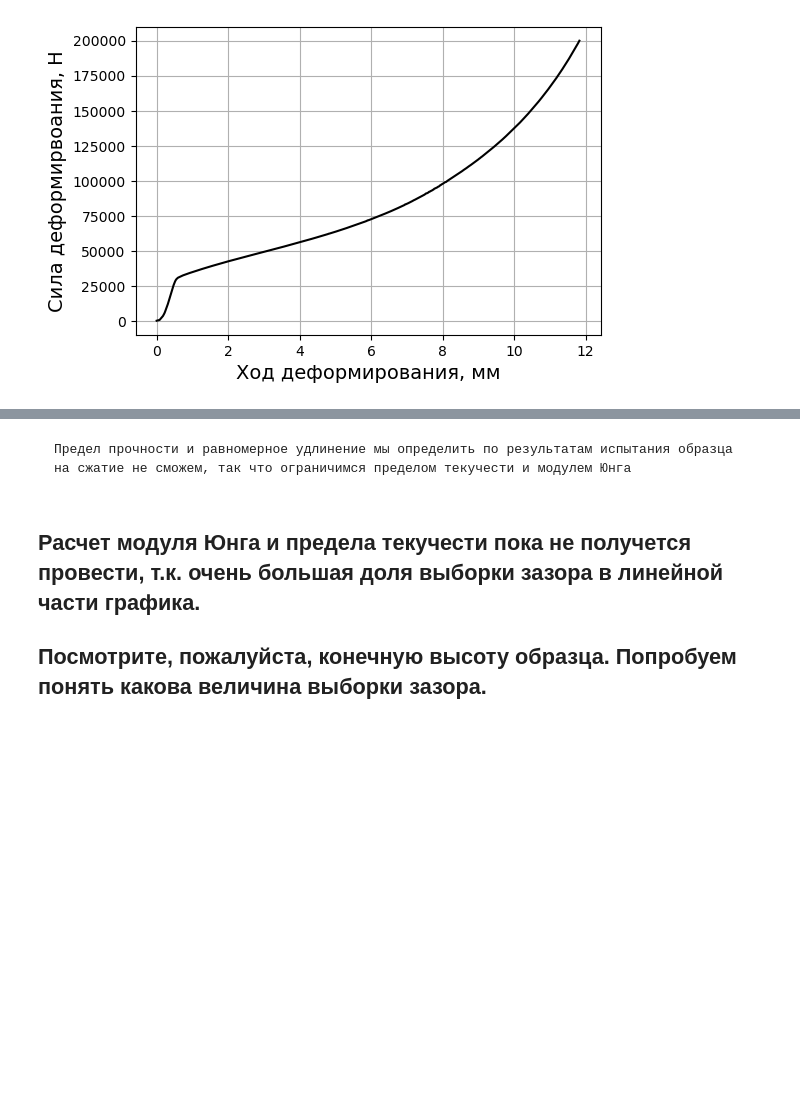
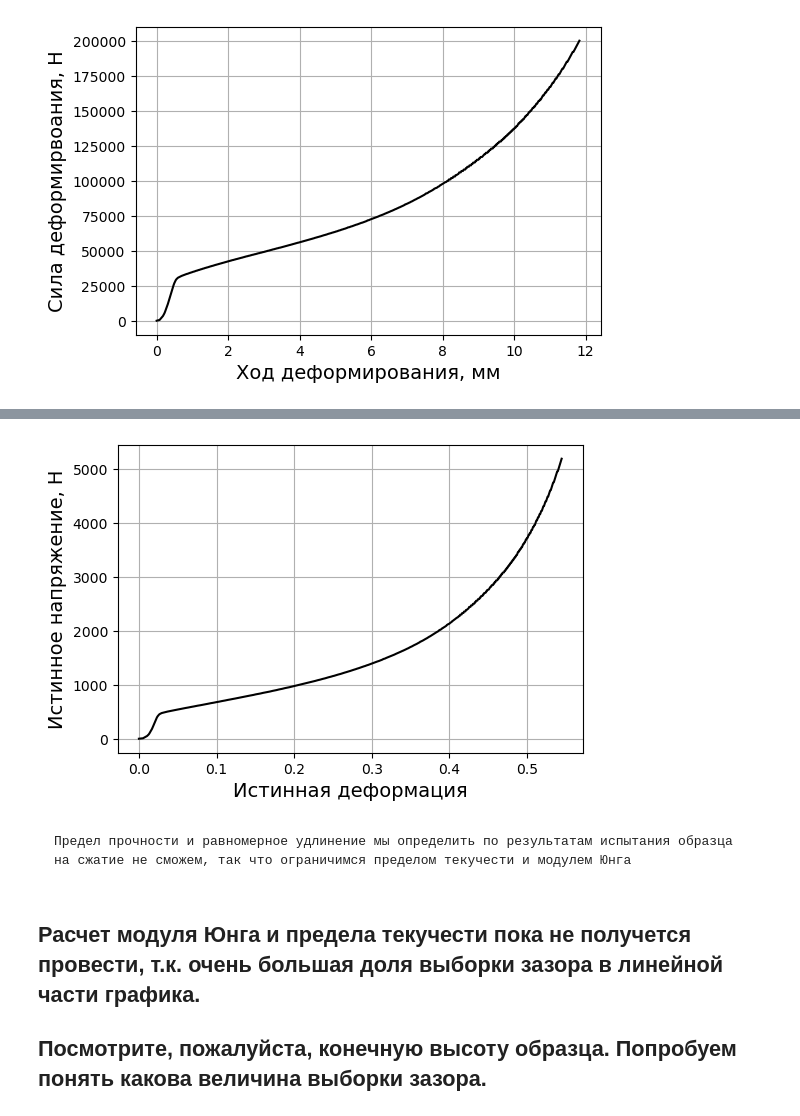
Before and after one commit to AlexanderASidorov/tension_test_calculations, a Jupyter notebook: dz/dz001/Fairuzova/Compression_test.ipynb, the cells around one changed output, grey strips where cells are left out. Saved outputs shown, nothing was run; the diff lists cells and outputs as text; code cells hidden in the pictures; blank space fills up the shorter version.

```diff
--- a/dz/dz001/Fairuzova/Compression_test.ipynb
+++ b/dz/dz001/Fairuzova/Compression_test.ipynb
@@ -36,5 +48,15 @@ mech_properties.plot_graph(mech_properties.strain_eng, mech_properties.stress_en
-# %% [markdown]
-    Предел прочности и равномерное удлинение мы определить по результатам испытания образца на сжатие не сможем, так что ограничимся пределом текучести и модулем Юнга
+# %%
+# посчитаем истинные напряжения/деформации и посмотрим на график
+_ = stress_strain.get_strain_true()
+_ = stress_strain.get_stress_true()
+
+# посмотрим на график
+stress_strain.plot_graph(stress_strain.strain_true, stress_strain.stress_true, 'Истинная деформация', 'Истинное напряжение, Н')
+# %% [output]
+[figure, added]
+# %% [markdown]
+    Предел прочности и равномерное удлинение мы определить по результатам испытания образца
+    на сжатие не сможем, так что ограничимся пределом текучести и модулем Юнга
 # %% [markdown]
 ## Расчет модуля Юнга и предела текучести пока не получется провести, т.к. очень большая доля выборки зазора в линейной части графика.
 ## Посмотрите, пожалуйста, конечную высоту образца. Попробуем понять какова величина выборки зазора.
```
Also changed, not shown: parts of 9 cells of this notebook, 7 other files.
